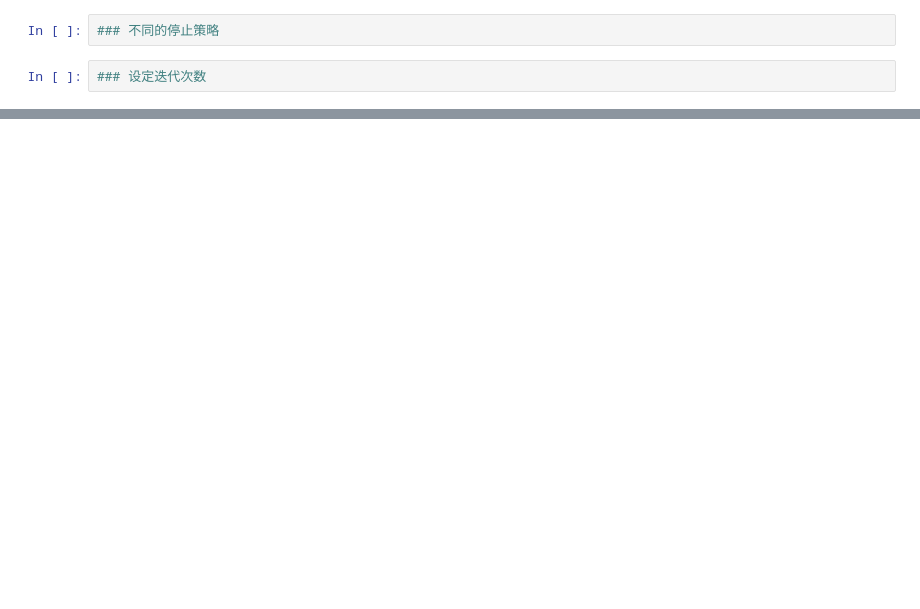
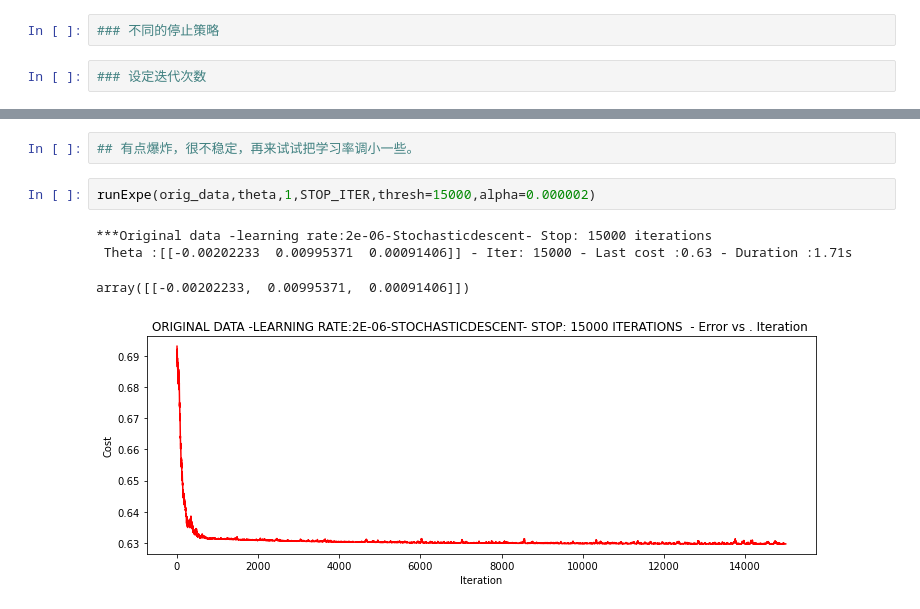
Before and after one commit to lixixi89055465/py_stu, a Jupyter notebook: tangyudi/配套案例/梯度下降/梯度下降求逻辑回归.ipynb, the cells around one changed output, grey strips where cells are left out. Cells and saved outputs as stored; diff of their text form; blank space fills up the shorter version.

```diff
--- a/tangyudi/配套案例/梯度下降/梯度下降求逻辑回归.ipynb
+++ b/tangyudi/配套案例/梯度下降/梯度下降求逻辑回归.ipynb
@@ -201,0 +232,9 @@ ValueError: operands could not be broadcast together with shapes (100,) (0,3)
+# %%
+## 有点爆炸，很不稳定，再来试试把学习率调小一些。
+# %%
+runExpe(orig_data,theta,1,STOP_ITER,thresh=15000,alpha=0.000002)
+# %% [output]
+***Original data -learning rate:2e-06-Stochasticdescent- Stop: 15000 iterations
+ Theta :[[-0.00202233  0.00995371  0.00091406]] - Iter: 15000 - Last cost :0.63 - Duration :1.71s
+array([[-0.00202233,  0.00995371,  0.00091406]])
+[figure, added]
```
Also changed, not shown: parts of 12 cells of this notebook, 1 other file.
